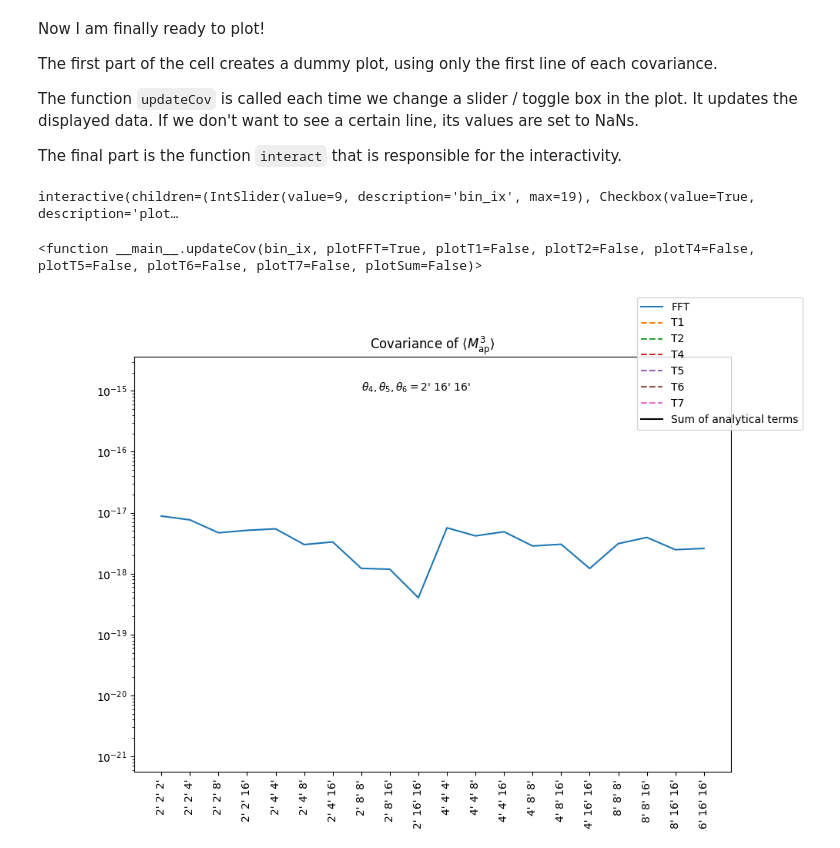
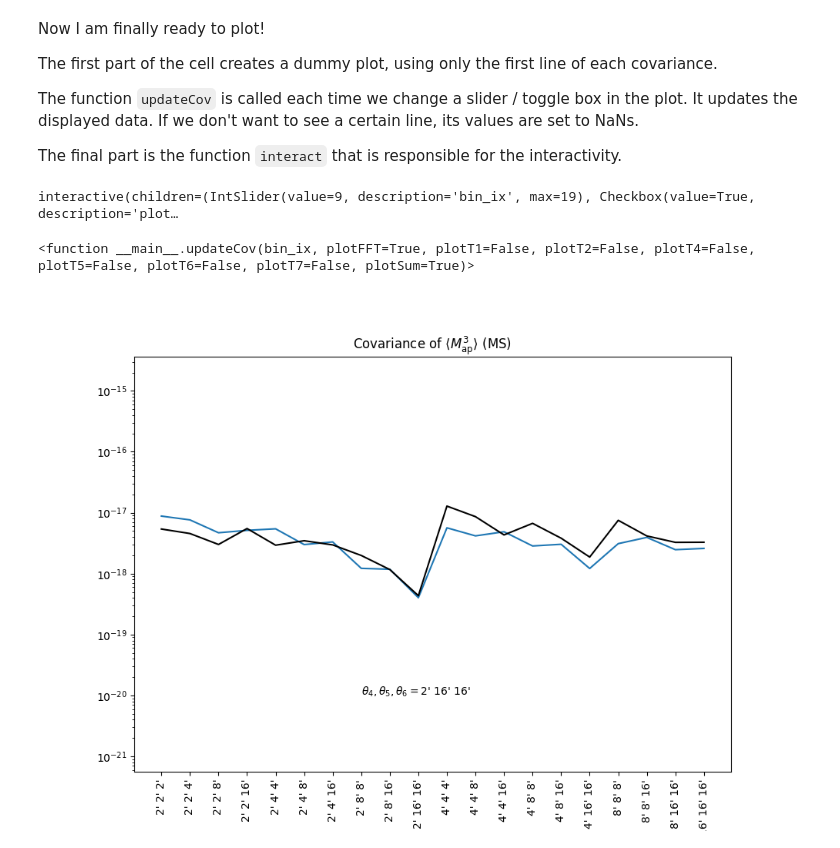
Before and after one commit to sheydenreich/threepoint, a Jupyter notebook: python_scripts/interactivePlotsCovariance.ipynb, the cells around one changed output. Saved outputs shown, nothing was run; the diff lists cells and outputs as text; code cells hidden in the pictures.

```diff
--- a/python_scripts/interactivePlotsCovariance.ipynb
+++ b/python_scripts/interactivePlotsCovariance.ipynb
@@ -53,27 +96,41 @@ The function `updateCov` is called each time we change a slider / toggle box in
 
 The final part is the function `interact` that is responsible for the interactivity.
 # %%
+a=0#1.0/2/np.pi#/500#1/2/np.pi/2#1/3000#2*np.pi#*2#*500
+b=1
+
+
 fig, ax=plt.subplots(figsize=(10,7))
+
 ax.set_yscale('log')
 ax.set_xticks(thetas_ticks)
 ax.set_xticklabels(thetas_labels, rotation=90)
-ax.set_title(r"Covariance of $\langle M_\mathrm{ap}^3\rangle$")
+
+if datatype=="ms":
+    ax.set_title(r"Covariance of $\langle M_\mathrm{ap}^3\rangle$ (MS)")
+elif datatype=="takahashi":
+    ax.set_title(r"Covariance of $\langle M_\mathrm{ap}^3\rangle$ (Takahashi)")
+elif datatype=="slics":
+    ax.set_title(r"Covariance of $\langle M_\mathrm{ap}^3\rangle$ (SLICS)")
+
 ax.set_xlabel(r"$\theta_1, \theta_2, \theta_3$")
-thetaText=ax.text(N/2-3, 1e-15, r"$\theta_4, \theta_5, \theta_6=$"+thetas_labels[0])
+thetaText=ax.text(N/2-3, 1e-20, r"$\theta_4, \theta_5, \theta_6=$"+thetas_labels[0])
 line,=ax.plot(cov_fft[0], label='FFT')
 T1,=ax.plot(cov_T1inf[0], label='T1', ls='--')
 T2,=ax.plot(cov_T1inf[0], label='T2', ls='--')
-T4,=ax.plot(cov_T1inf[0], label='T4', ls='--')
+T4,=ax.plot(b*cov_T1inf[0], label=f'{b:.1f}*T4', ls='--')
 T5,=ax.plot(cov_T1inf[0], label='T5', ls='--')
 T6,=ax.plot(cov_T1inf[0], label='T6', ls='--')
 T7,=ax.plot(cov_T1inf[0], label='T7', ls='--')
-Sum,=ax.plot(cov_T1inf[0], label='Sum of analytical terms', color='k')
-fig.legend()
+Map3_outer,=ax.plot(map3_outer[0]*a, label=r'$\langle M_\mathrm{ap}^3 \rangle \langle M_\mathrm{ap}^3\rangle$'+r'$\times{:.1e}$'.format(a))
+Sum,=ax.plot(cov_T1inf[0]+map3_outer[0]*a, label=r'Sum of analytical terms + $\langle M_\mathrm{ap}^3 \rangle \langle M_\mathrm{ap}^3\rangle$'+r'$\times{:.1e}$'.format(a), color='k')
+#fig.legend(loc="lower right")
 
-sumCovs=cov_T1inf+cov_T2+cov_T4+cov_T5+cov_T6+cov_T7
+sumCovs=cov_T1inf+cov_T2+b*cov_T4+cov_T5+cov_T6+cov_T7+map3_outer*a
 
-def updateCov(bin_ix, plotFFT=True, plotT1=False, plotT2=False, plotT4=False, plotT5=False, plotT6=False, plotT7=False, plotSum=False):
+def updateCov(bin_ix, plotFFT=True, plotT1=False, plotT2=False, plotT4=False, plotT5=False, plotT6=False, plotT7=False, plotSum=True):
     thetaText.set_text(r"$\theta_4, \theta_5, \theta_6=$"+thetas_labels[bin_ix])
+    Map3_outer.set_ydata(map3_outer[bin_ix]*a)
     if(plotFFT):
         line.set_ydata(cov_fft[bin_ix])
     else:
@@ -90,34 +147,34 @@ def updateCov(bin_ix, plotFFT=True, plotT1=False, plotT2=False, plotT4=False, pl
         T2.set_ydata(np.nan*np.ones_like(cov_T2[bin_ix]))
 
     if(plotT4):
-        T4.set_ydata(cov_T4[bin_ix])
+        T4.set_ydata(b*cov_T4[bin_ix])
     else:
         T4.set_ydata(np.nan*np.ones_like(cov_T4[bin_ix]))
     if(plotT5):
         T5.set_ydata(cov_T5[bin_ix])
     else:
         T5.set_ydata(np.nan*np.ones_like(cov_T5[bin_ix]))
     if(plotT6):
         T6.set_ydata(cov_T6[bin_ix])
     else:
         T6.set_ydata(np.nan*np.ones_like(cov_T6[bin_ix]))
     if(plotT7):
         T7.set_ydata(cov_T7[bin_ix])
     else:
         T7.set_ydata(np.nan*np.ones_like(cov_T7[bin_ix]))
 
 
     if(plotSum):
         Sum.set_ydata(sumCovs[bin_ix])
     else:
         Sum.set_ydata(np.nan*np.ones_like(sumCovs[bin_ix]))
 
     fig.canvas.draw_idle()
 
 
 
 interact(updateCov, bin_ix=(0, N-1))
 # %% [output]
 interactive(children=(IntSlider(value=9, description='bin_ix', max=19), Checkbox(value=True, description='plot…
-<function __main__.updateCov(bin_ix, plotFFT=True, plotT1=False, plotT2=False, plotT4=False, plotT5=False, plotT6=False, plotT7=False, plotSum=False)>
+<function __main__.updateCov(bin_ix, plotFFT=True, plotT1=False, plotT2=False, plotT4=False, plotT5=False, plotT6=False, plotT7=False, plotSum=True)>
-[figure, old version]
+[figure, new version]
```
Also changed, not shown: parts of 2 cells of this notebook.
